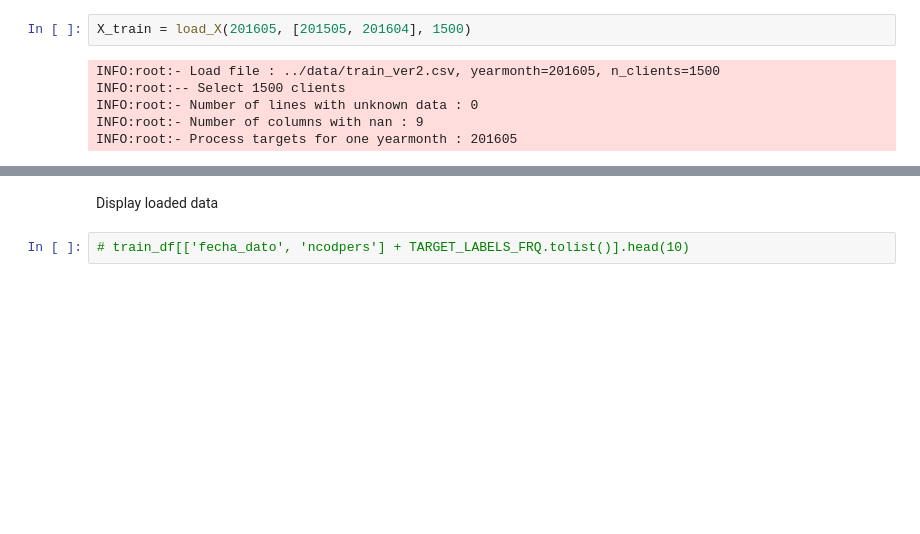
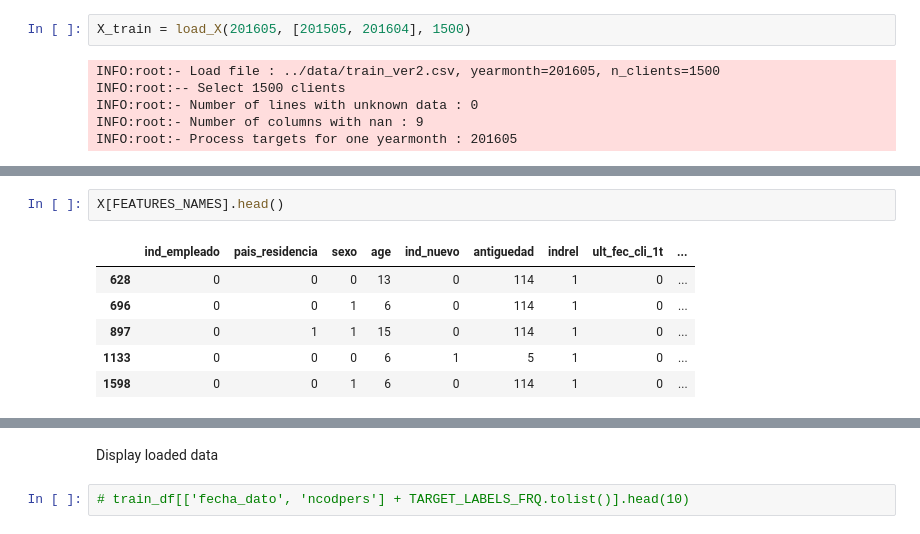
Before and after one commit to vfdev-5/SPR, a Jupyter notebook: trees/trees_and_NN_predictions_CV_2.ipynb, the cells around one changed output, grey strips where cells are left out. Saved outputs shown, nothing was run; the diff lists cells and outputs as text; blank space fills up the shorter version.

```diff
--- a/trees/trees_and_NN_predictions_CV_2.ipynb
+++ b/trees/trees_and_NN_predictions_CV_2.ipynb
@@ -67,0 +310,9 @@ KeyError: "['targets_logdec' u'targets_logdec_g_0' u'targets_logdec_g_1'\n u'tar
+# %%
+X[FEATURES_NAMES].head()
+# %% [output]
+|  | ind_empleado | pais_residencia | sexo | age | ind_nuevo | antiguedad | indrel | ult_fec_cli_1t | ... |
+| 628 | 0 | 0 | 0 | 13 | 0 | 114 | 1 | 0 | ... |
+| 696 | 0 | 0 | 1 | 6 | 0 | 114 | 1 | 0 | ... |
+| 897 | 0 | 1 | 1 | 15 | 0 | 114 | 1 | 0 | ... |
+| 1133 | 0 | 0 | 0 | 6 | 1 | 5 | 1 | 0 | ... |
+| 1598 | 0 | 0 | 1 | 6 | 0 | 114 | 1 | 0 | ... |
```
Also changed, not shown: parts of 33 cells of this notebook, 3 other files.
